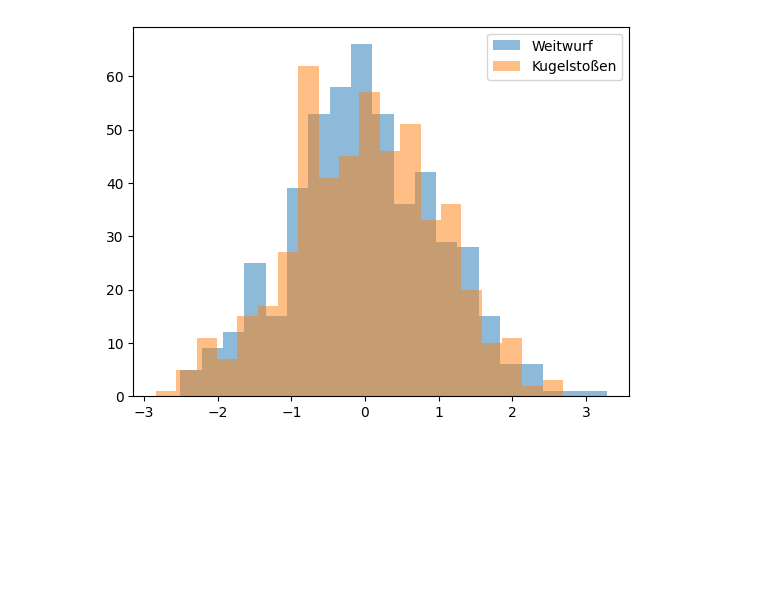
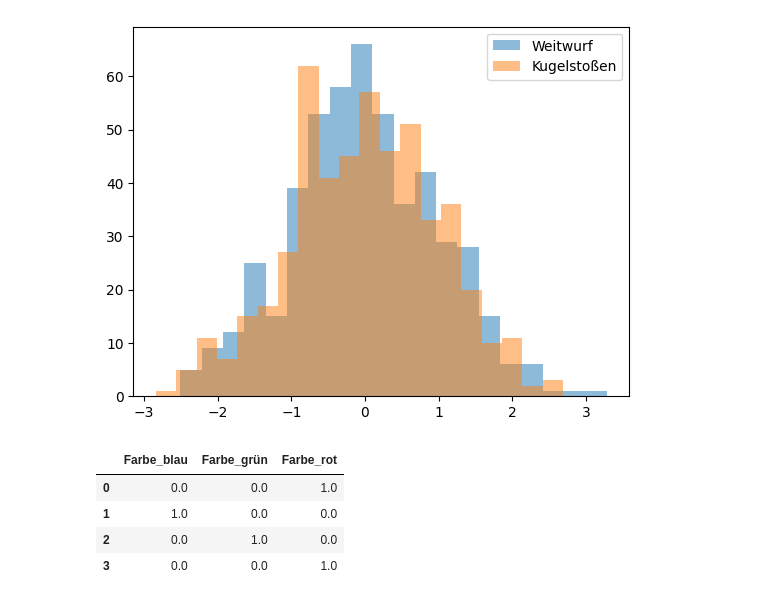
Before and after one commit to co-dex-gmbh/python-data-science-g5, a Jupyter notebook: woche3/scaling_and_enconding.ipynb, the cells around one changed output. Saved outputs shown, nothing was run; the diff lists cells and outputs as text; code cells hidden in the pictures; blank space fills up the shorter version.

```diff
--- a/woche3/scaling_and_enconding.ipynb
+++ b/woche3/scaling_and_enconding.ipynb
@@ -369,3 +369,23 @@ plt.legend()
 # %% [output]
 <matplotlib.legend.Legend at 0x...>
 [figure]
+# %%
+import pandas as pd
+from sklearn.preprocessing import OneHotEncoder
+
+# Beispiel-Daten
+farben = pd.DataFrame({'Farbe': ['rot', 'blau', 'grün', 'rot']})
+
+# One-Hot-Encoding
+encoder = OneHotEncoder()
+encoded = encoder.fit_transform(farben[['Farbe']])
+
+# Ergebnis anzeigen
+encoded_df = pd.DataFrame(encoded.toarray(), columns=encoder.get_feature_names_out())
+encoded_df
+# %% [output]
+|  | Farbe_blau | Farbe_grün | Farbe_rot |
+| 0 | 0.0 | 0.0 | 1.0 |
+| 1 | 1.0 | 0.0 | 0.0 |
+| 2 | 0.0 | 1.0 | 0.0 |
+| 3 | 0.0 | 0.0 | 1.0 |
```
Also changed, not shown: 1 other file.
